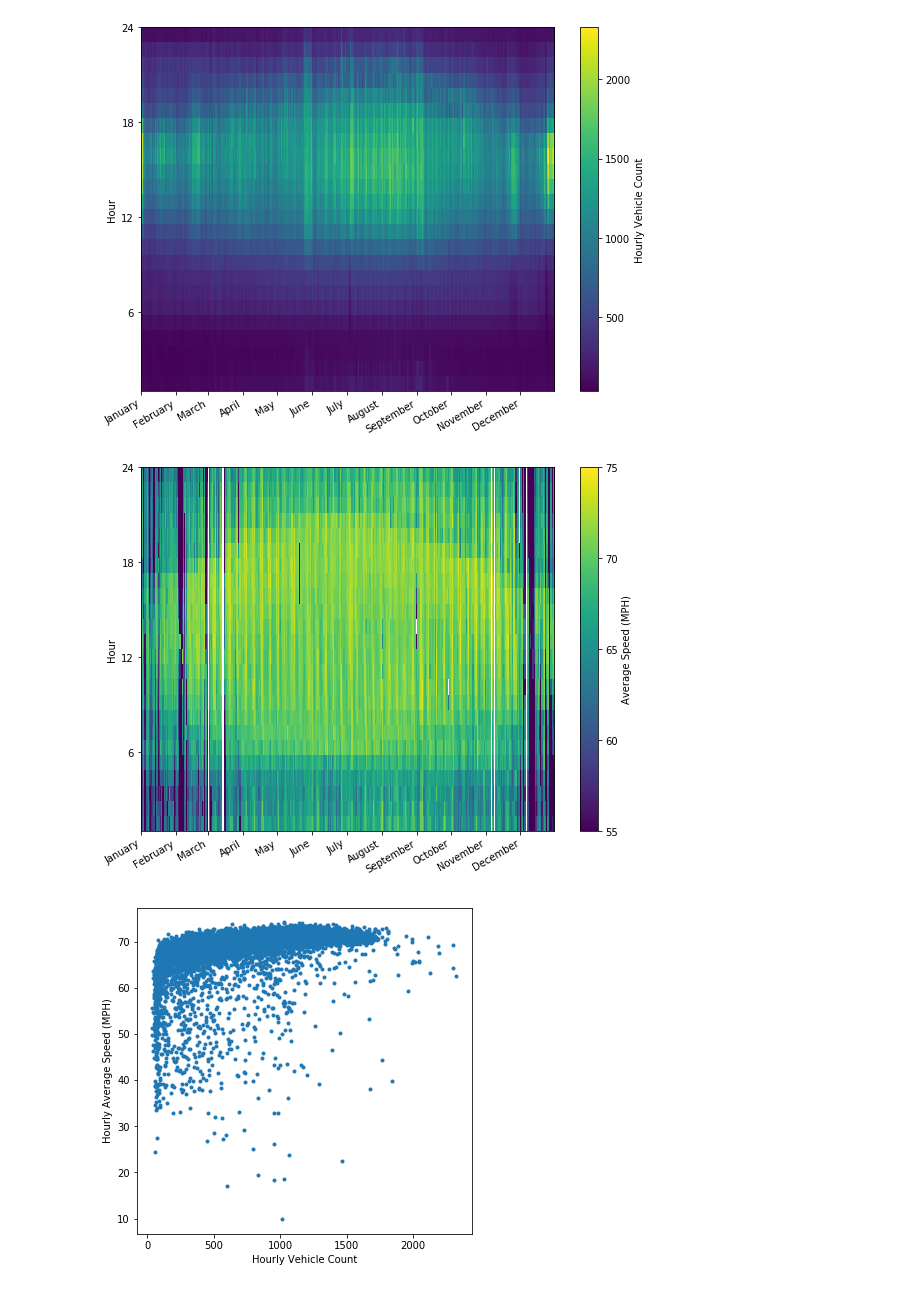
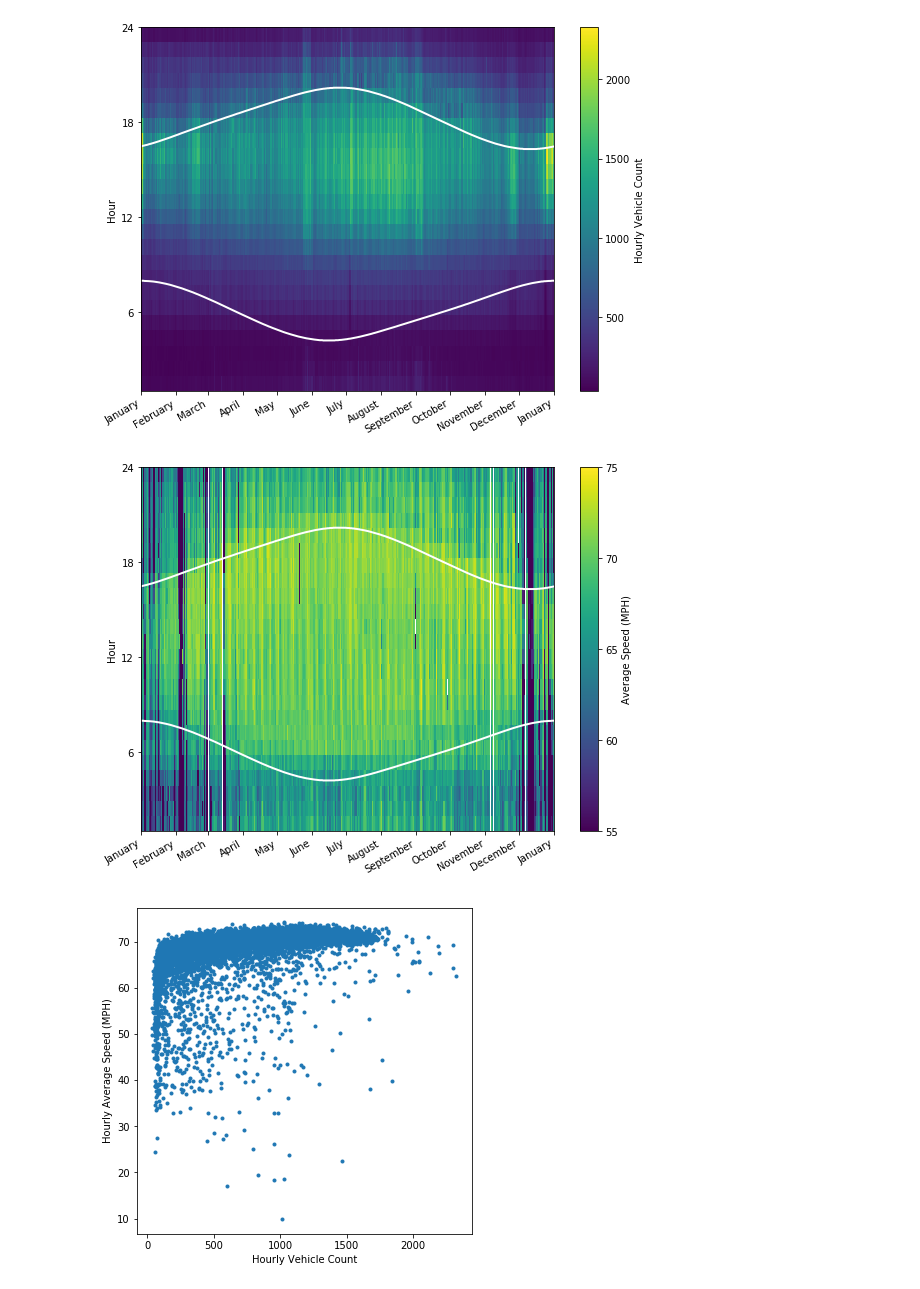
Before and after one commit to kehrl/mountain-traffic, a Jupyter notebook: hourly_traffic_I90.ipynb, the cells around one changed output. Cells and saved outputs as stored; diff of their text form; code cells hidden in the pictures.

```diff
--- a/hourly_traffic_I90.ipynb
+++ b/hourly_traffic_I90.ipynb
@@ -19,7 +21,7 @@ import scipy.stats
 # Traffic sites
 road_sites = ['S901','R039W','S903','B04']
 # %%
-# Get and process highway data
+# Get and process data
 
 # Get data for all sites
 road_vehicle, road_speed, road_count = pd.DataFrame(), pd.DataFrame(), pd.DataFrame()
@@ -37,6 +39,16 @@ for frame in [road_vehicle, road_speed, road_count]:
     frame['DOY'] = frame['datetime'].apply(lambda x: x.timetuple().tm_yday)
     # Define weekend as Saturday/Sunday
     frame['Weekend'] = frame['datetime'].apply(lambda x: x.dayofweek > 4).astype(float)
+    frame['WeekNum'] = frame['datetime'].apply(lambda x: int(x.strftime("%U")))
+    frame['Month'] = frame['datetime'].apply(lambda x: x.strftime("%B"))
+
+# Get sunset and sunrise hours
+sun = pd.DataFrame()
+files = os.listdir('weather_data')
+for file in files:
+    if file.startswith('sunrise_sunset'):
+        sun = sun.append(weatherlib.read_sun('weather_data/'+file))
+sun['DOY'] = sun['datetime'].apply(lambda x: x.timetuple().tm_yday)
 # %%
 # Calculate average speed
 
@@ -75,12 +87,13 @@ for name, group in road_site_date:
     for i in range(0,24):
         hours_count[i,doy-1] = group['Hour'+str(i+1)].mean()
 
+
 # Make plot
 fig = plt.figure(figsize=(8,6))
 ax=plt.gca()
 date1 = dt.datetime(2013,1,1)
 date2 = dt.datetime(2013,12,31)
-plt.imshow(hours_count,extent=[mdates.date2num(date1),mdates.date2num(date2),1,24],\
+plt.imshow(hours_count[:,:],extent=[mdates.date2num(date1),mdates.date2num(date2),1,24],\
     origin='lower',aspect='auto')
 ax.xaxis_date()
 ax.xaxis.set_major_locator(mdates.MonthLocator())
@@ -90,47 +103,65 @@ ax.set_yticks(range(6,26,6))
 ax.set_ylabel('Hour')
 cbar = plt.colorbar()
 cbar.set_label('Hourly Vehicle Count')
+
+# Get average sunset and sunrise time for each day
+sun_doy = sun.groupby('DOY')
+means = sun_doy.mean()
+plt.plot(np.arange(mdates.date2num(date1),mdates.date2num(date2)+2),sun_doy.mean()['SunsetHour'],'w',lw=2)
+plt.plot(np.arange(mdates.date2num(date1),mdates.date2num(date2)+2),sun_doy.mean()['SunriseHour'],'w',lw=2)
+
 fig.tight_layout()
 
 # The distribution changes throughout the year; during the summer, there are more
-# vehicles traveling across the pass over a greater portion of the day.
+# vehicles traveling across the pass over a greater portion of the day. White
+# lines show sunrise and sunset times.
 # %% [output]
-[figure, old version]
+[figure, new version]
 # %%
 # Look at average speed for each hour and day of the year
 
 # Get average speed grouped by Hour and DOY, only looking at Westbound right now
 road_site_date = road_speed[(road_speed['TravelDirection'] == 'Westbound') &\
         (road_speed['SiteId'] == 'S901')].groupby(['DOY','Hour'])
 
 doys, hours_speed = np.zeros([365,]), np.zeros([24,366])
 hours_speed[:,:] = np.float('NaN')
 for name, group in road_site_date:
     doy, hour = name
     hours_speed[hour-1,doy-1] = group['AverageMPH'].mean()
 
 fig = plt.figure(figsize=(8,6))
 ax=plt.gca()
 date1 = dt.datetime(2013,1,1)
 date2 = dt.datetime(2013,12,31)
 plt.imshow(hours_speed,extent=[mdates.date2num(date1),mdates.date2num(date2),1,24],\
     origin='lower',aspect='auto',vmin=55,vmax=75)
 ax.xaxis_date()
 ax.xaxis.set_major_locator(mdates.MonthLocator())
 ax.xaxis.set_major_formatter(mdates.DateFormatter('%B'))
 fig.autofmt_xdate()
 ax.set_yticks(range(6,26,6))
 ax.set_ylabel('Hour')
 cbar = plt.colorbar()
 cbar.set_ticks(range(55,80,5))
 cbar.set_label('Average Speed (MPH)')
+
+# Get average sunset and sunrise time for each day
+sun_doy = sun.groupby('DOY')
+means = sun_doy.mean()
+plt.plot(np.arange(mdates.date2num(date1),mdates.date2num(date2)+2),sun_doy.mean()['SunsetHour'],'w',lw=2)
+plt.plot(np.arange(mdates.date2num(date1),mdates.date2num(date2)+2),sun_doy.mean()['SunriseHour'],'w',lw=2)
+
 fig.tight_layout()
 
 # It looks like vehicles travel faster during the summer over a greater
 # portion of the day. It would be interesting to see how this compares to
-# daylight hours.
+# daylight hours. In fact, vehicles travel faster when it is
+# light outside. White lines show sunrise and sunset times; if we
+# consider that daylight lasts an hour after sunset (add an hour
+# to the sunset time), the agreement is striking.
 # %% [output]
-[figure, old version]
+[figure, new version]
 # %%
 # That's interesting. At first glance, it appears there are more vehicles
 # going over Snoqualmie Pass in the summer, but on average the vehicles
```
Also changed, not shown: parts of 1 cell of this notebook, 3 other files.
